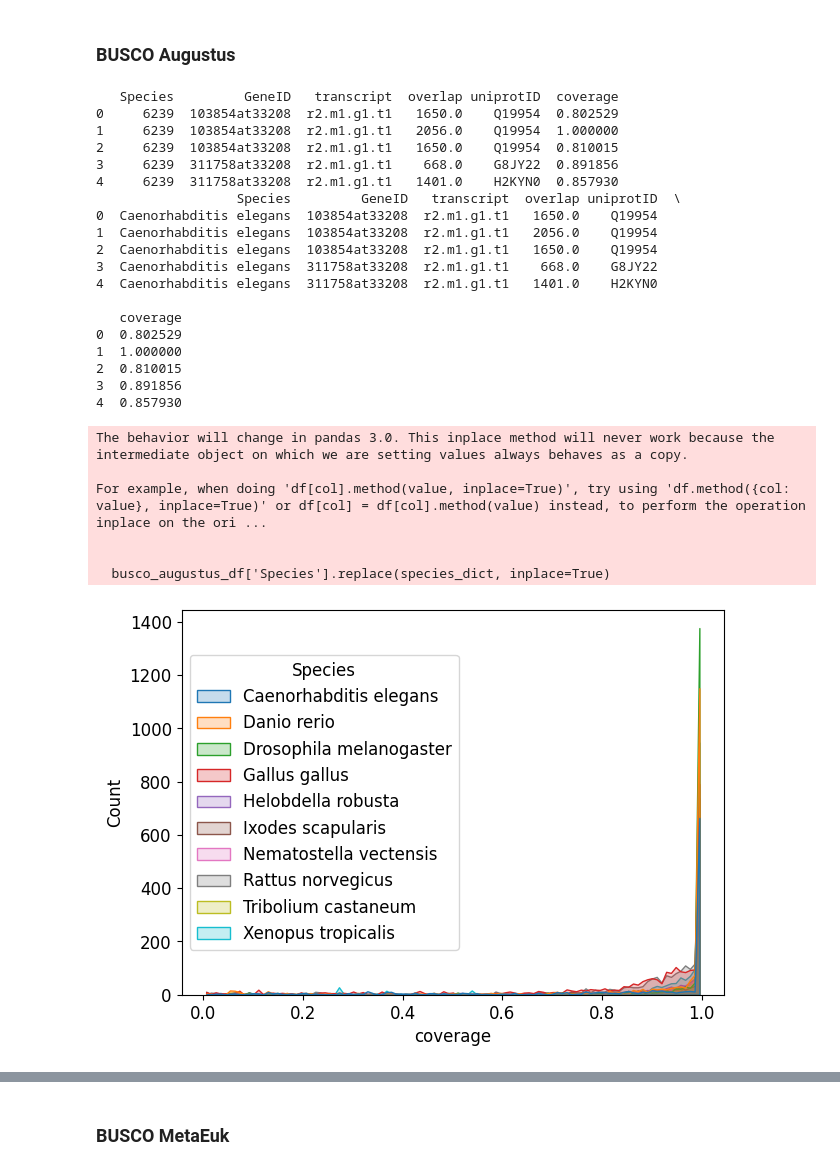
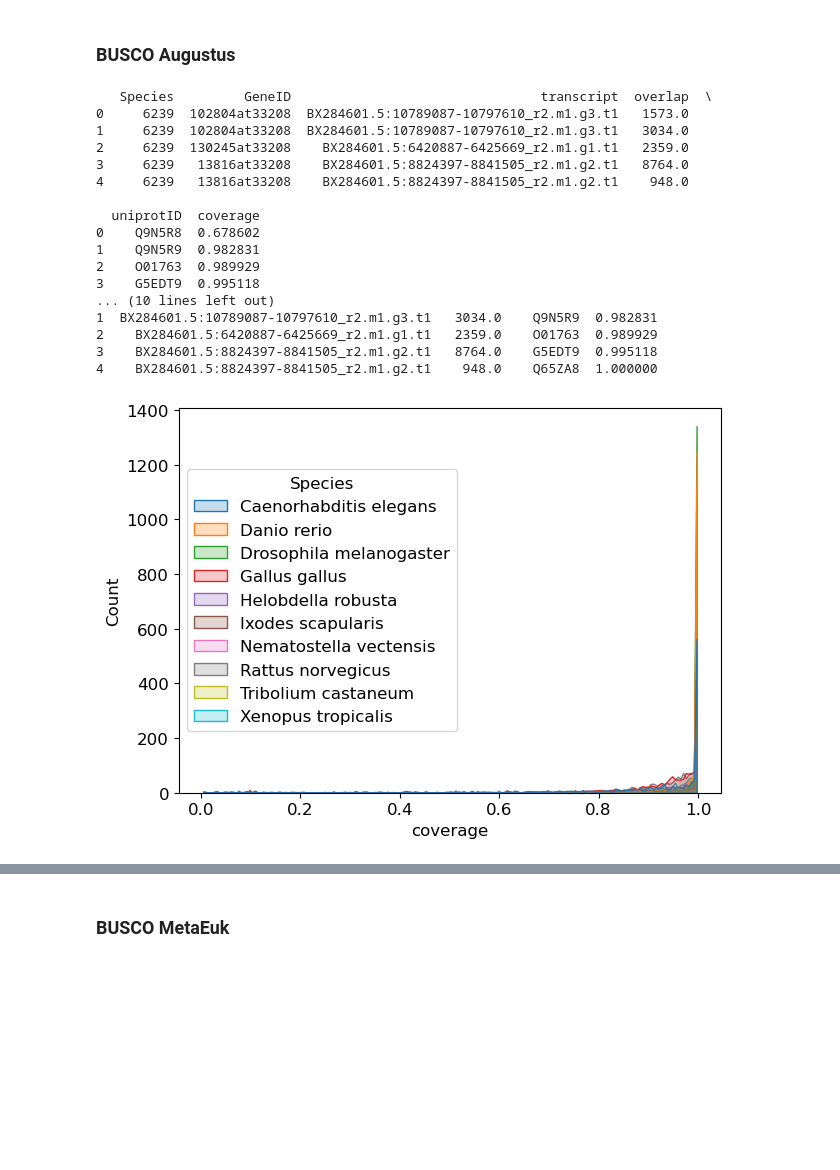
Before and after one commit to HannahBioI/fDOG-Assembly-benchmark, a Jupyter notebook: scripts/overlap_plots.ipynb, the cells around one changed output, grey strips where cells are left out. Drawn from its saved outputs; the diff is of its cells as text; code cells hidden in the pictures; blank space fills up the shorter version.

```diff
--- a/scripts/overlap_plots.ipynb
+++ b/scripts/overlap_plots.ipynb
@@ -21,49 +21,41 @@ print(species_dict)
 # %%
 import seaborn as sb
 import matplotlib.pyplot as plt
 import pandas as pd
 
 #sb.histplot(df_overlap, x="overlap", hue="Species", element="poly")
-busco_augustus_df = pd.read_csv('../overlap_tables/busco_augustus_overlap_gff_files_gallus_v2.tsv', delimiter='\t')
+busco_augustus_df = pd.read_csv('../overlap_tables/busco_augustus_species_overlap_gff_files_gallus_v2.tsv', delimiter='\t')
 print(busco_augustus_df.head())
 busco_augustus_df.dropna(inplace=True)
 busco_augustus_df['Species'].replace(species_dict, inplace=True)
 print(busco_augustus_df.head())
 
 palette = sb.color_palette("tab10")
 plt.rcParams.update({'font.size': 12})
 fig, ax = plt.subplots(figsize=(7, 5))
 sb.set_palette(palette)
 sb.histplot(busco_augustus_df, x="coverage", hue="Species", element="poly", palette=palette)
 sb.move_legend(ax, "center left")
 #sb.move_legend(ax, "upper left", bbox_to_anchor=(1, 1))
 # %% [output]
-   Species         GeneID   transcript  overlap uniprotID  coverage
-0     6239  103854at33208  r2.m1.g1.t1   1650.0    Q19954  0.802529
-1     6239  103854at33208  r2.m1.g1.t1   2056.0    Q19954  1.000000
-2     6239  103854at33208  r2.m1.g1.t1   1650.0    Q19954  0.810015
-3     6239  311758at33208  r2.m1.g1.t1    668.0    G8JY22  0.891856
-4     6239  311758at33208  r2.m1.g1.t1   1401.0    H2KYN0  0.857930
-                  Species         GeneID   transcript  overlap uniprotID  \
-0  Caenorhabditis elegans  103854at33208  r2.m1.g1.t1   1650.0    Q19954
-1  Caenorhabditis elegans  103854at33208  r2.m1.g1.t1   2056.0    Q19954
-2  Caenorhabditis elegans  103854at33208  r2.m1.g1.t1   1650.0    Q19954
-3  Caenorhabditis elegans  311758at33208  r2.m1.g1.t1    668.0    G8JY22
-4  Caenorhabditis elegans  311758at33208  r2.m1.g1.t1   1401.0    H2KYN0
+   Species         GeneID                                transcript  overlap  \
+0     6239  102804at33208  BX284601.5:10789087-10797610_r2.m1.g3.t1   1573.0
+1     6239  102804at33208  BX284601.5:10789087-10797610_r2.m1.g3.t1   3034.0
+2     6239  130245at33208    BX284601.5:6420887-6425669_r2.m1.g1.t1   2359.0
+3     6239   13816at33208    BX284601.5:8824397-8841505_r2.m1.g2.t1   8764.0
+4     6239   13816at33208    BX284601.5:8824397-8841505_r2.m1.g2.t1    948.0
 
-   coverage
-0  0.802529
-1  1.000000
-2  0.810015
-3  0.891856
-4  0.857930
+  uniprotID  coverage
+0    Q9N5R8  0.678602
+1    Q9N5R9  0.982831
+2    O01763  0.989929
+3    G5EDT9  0.995118
+... (10 lines left out)
+1  BX284601.5:10789087-10797610_r2.m1.g3.t1   3034.0    Q9N5R9  0.982831
+2    BX284601.5:6420887-6425669_r2.m1.g1.t1   2359.0    O01763  0.989929
+3    BX284601.5:8824397-8841505_r2.m1.g2.t1   8764.0    G5EDT9  0.995118
+4    BX284601.5:8824397-8841505_r2.m1.g2.t1    948.0    Q65ZA8  1.000000
-The behavior will change in pandas 3.0. This inplace method will never work because the intermediate object on which we are setting values always behaves as a copy.
-
-For example, when doing 'df[col].method(value, inplace=True)', try using 'df.method({col: value}, inplace=True)' or df[col] = df[col].method(value) instead, to perform the operation inplace on the ori ...
-
-
-  busco_augustus_df['Species'].replace(species_dict, inplace=True)
-[figure, old version]
+[figure, new version]
 # %%
 plt.rcParams.update({'font.size': 12})
 fig, ax = plt.subplots(figsize=(7, 5))
```
Also changed, not shown: parts of 11 cells of this notebook, 3 other files.
